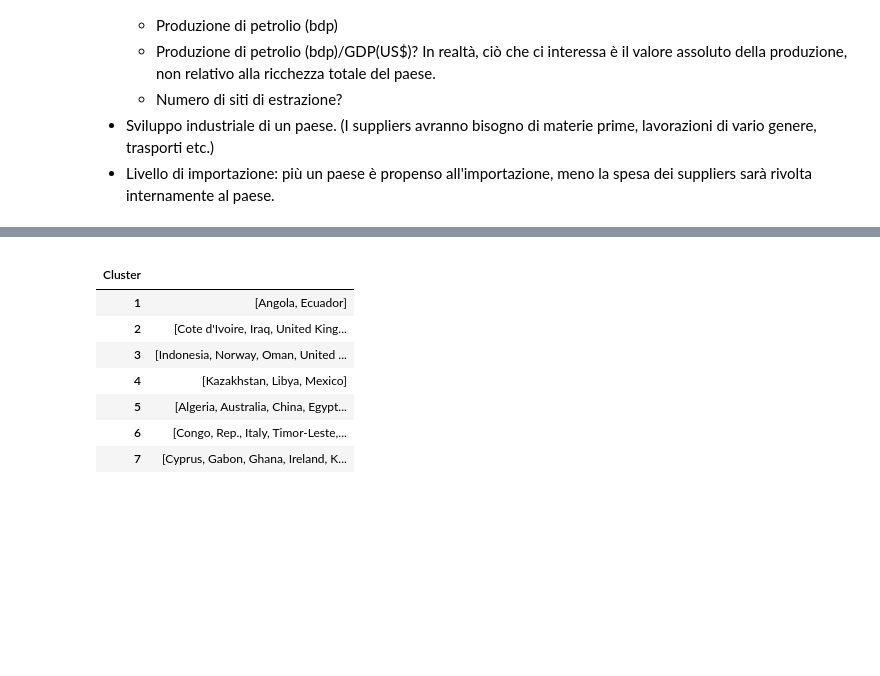
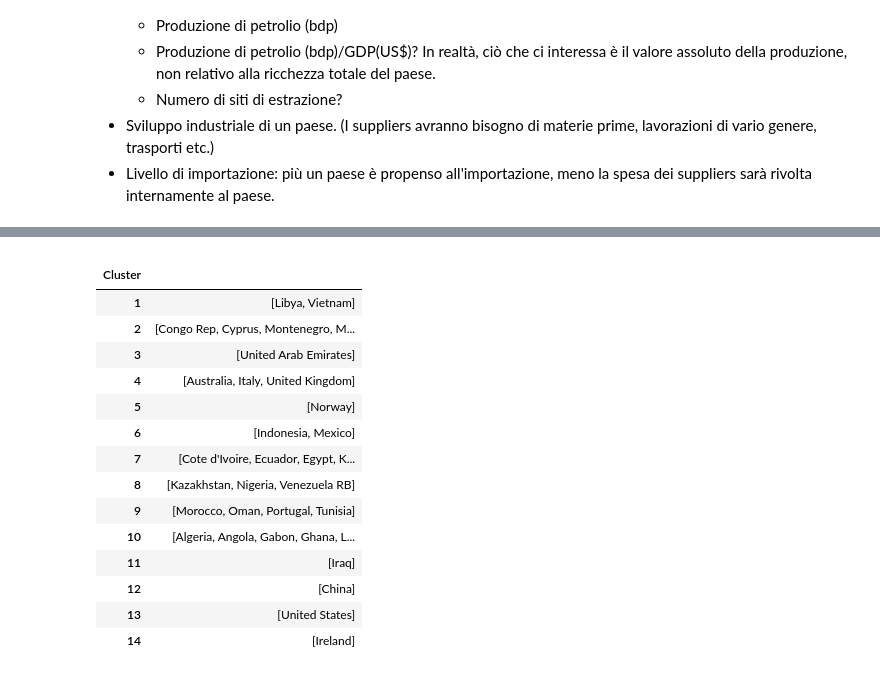
Before and after one commit to WolfLo/clustering-economies, a Jupyter notebook: petroleum.ipynb, the cells around one changed output, grey strips where cells are left out. Saved outputs shown, nothing was run; the diff lists cells and outputs as text; code cells hidden in the pictures; blank space fills up the shorter version.

```diff
--- a/petroleum.ipynb
+++ b/petroleum.ipynb
@@ -102,15 +85,22 @@ Hierarchical clustering with correlation distance metric.
 # %%
-data.clusterings['hierarchical_complete_correlation']
+data.clusterings['hierarchical_complete_euclidean']
 # %% [output]
 |  |  |
 | Cluster |  |
-| 1 | [Angola, Ecuador] |
-| 2 | [Cote d'Ivoire, Iraq, United King... |
-| 3 | [Indonesia, Norway, Oman, United ... |
-| 4 | [Kazakhstan, Libya, Mexico] |
-| 5 | [Algeria, Australia, China, Egypt... |
-| 6 | [Congo, Rep., Italy, Timor-Leste,... |
-| 7 | [Cyprus, Gabon, Ghana, Ireland, K... |
+| 1 | [Libya, Vietnam] |
+| 2 | [Congo Rep, Cyprus, Montenegro, M... |
+| 3 | [United Arab Emirates] |
+| 4 | [Australia, Italy, United Kingdom] |
+| 5 | [Norway] |
+| 6 | [Indonesia, Mexico] |
+| 7 | [Cote d'Ivoire, Ecuador, Egypt, K... |
+| 8 | [Kazakhstan, Nigeria, Venezuela RB] |
+| 9 | [Morocco, Oman, Portugal, Tunisia] |
+| 10 | [Algeria, Angola, Gabon, Ghana, L... |
+| 11 | [Iraq] |
+| 12 | [China] |
+| 13 | [United States] |
+| 14 | [Ireland] |
 # %%
 data.hdbscan(min_cluster_size=2, on_PC=0)
 data.clusterings['hdbscan']
```
Also changed, not shown: parts of 14 cells of this notebook, 1 other file.
